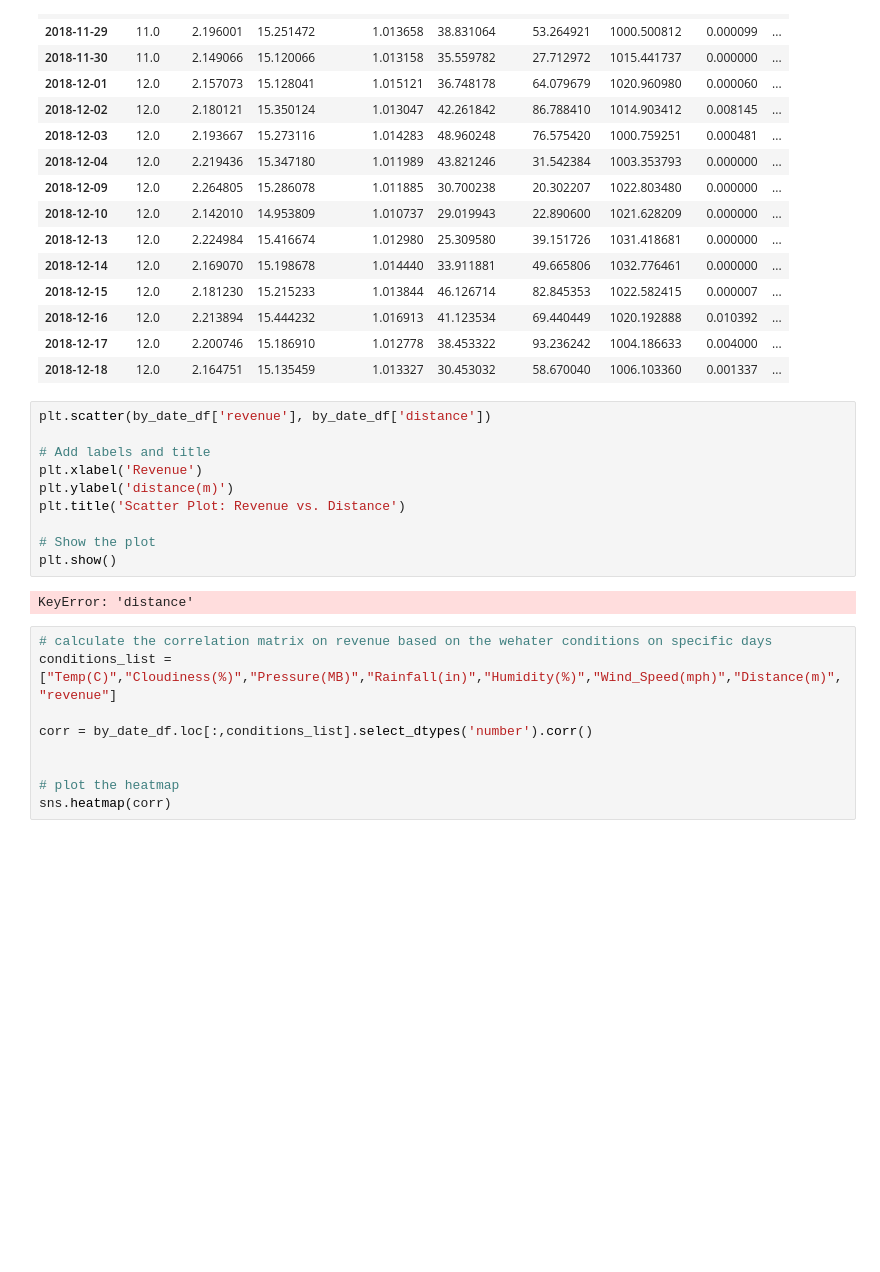
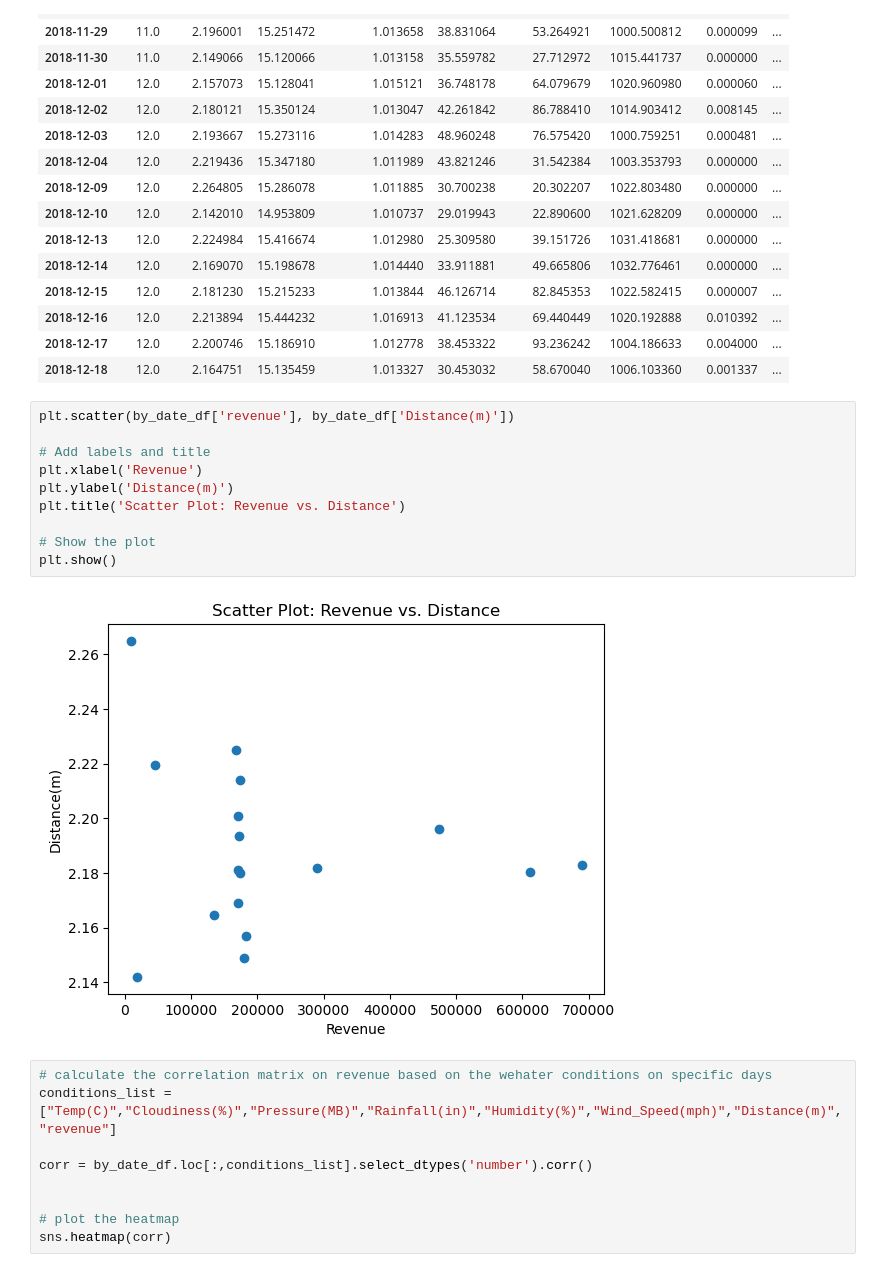
Before and after one commit to marnaji/Project-1, a Jupyter notebook: main.ipynb, the cells around one changed output. Cells and saved outputs as stored; diff of their text form; blank space fills up the shorter version.

Commit message:
rev v distance

```diff
--- a/main.ipynb
+++ b/main.ipynb
@@ -491,17 +491,17 @@ by_date_df
 | 2018-12-17 | 12.0 | 2.200746 | 15.186910 | 1.012778 | 38.453322 | 93.236242 | 1004.186633 | 0.004000 | ... |
 | 2018-12-18 | 12.0 | 2.164751 | 15.135459 | 1.013327 | 30.453032 | 58.670040 | 1006.103360 | 0.001337 | ... |
 # %%
-plt.scatter(by_date_df['revenue'], by_date_df['distance'])
+plt.scatter(by_date_df['revenue'], by_date_df['Distance(m)'])
 
 # Add labels and title
 plt.xlabel('Revenue')
-plt.ylabel('distance(m)')
+plt.ylabel('Distance(m)')
 plt.title('Scatter Plot: Revenue vs. Distance')
 
 # Show the plot
 plt.show()
 # %% [output]
-KeyError: 'distance'
+[figure, added]
 # %%
 # calculate the correlation matrix on revenue based on the wehater conditions on specific days
 conditions_list = ["Temp(C)","Cloudiness(%)","Pressure(MB)","Rainfall(in)","Humidity(%)","Wind_Speed(mph)","Distance(m)","revenue"]
```
